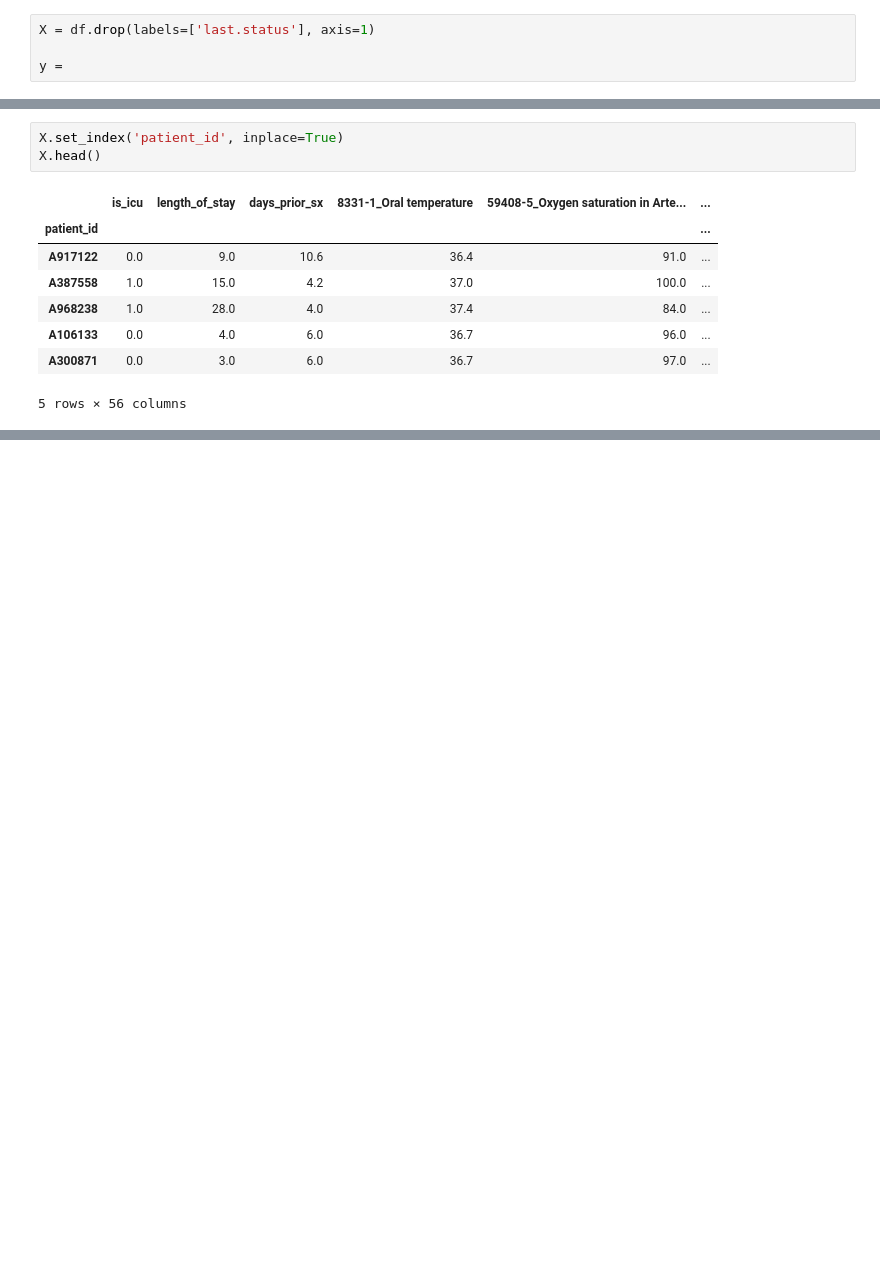
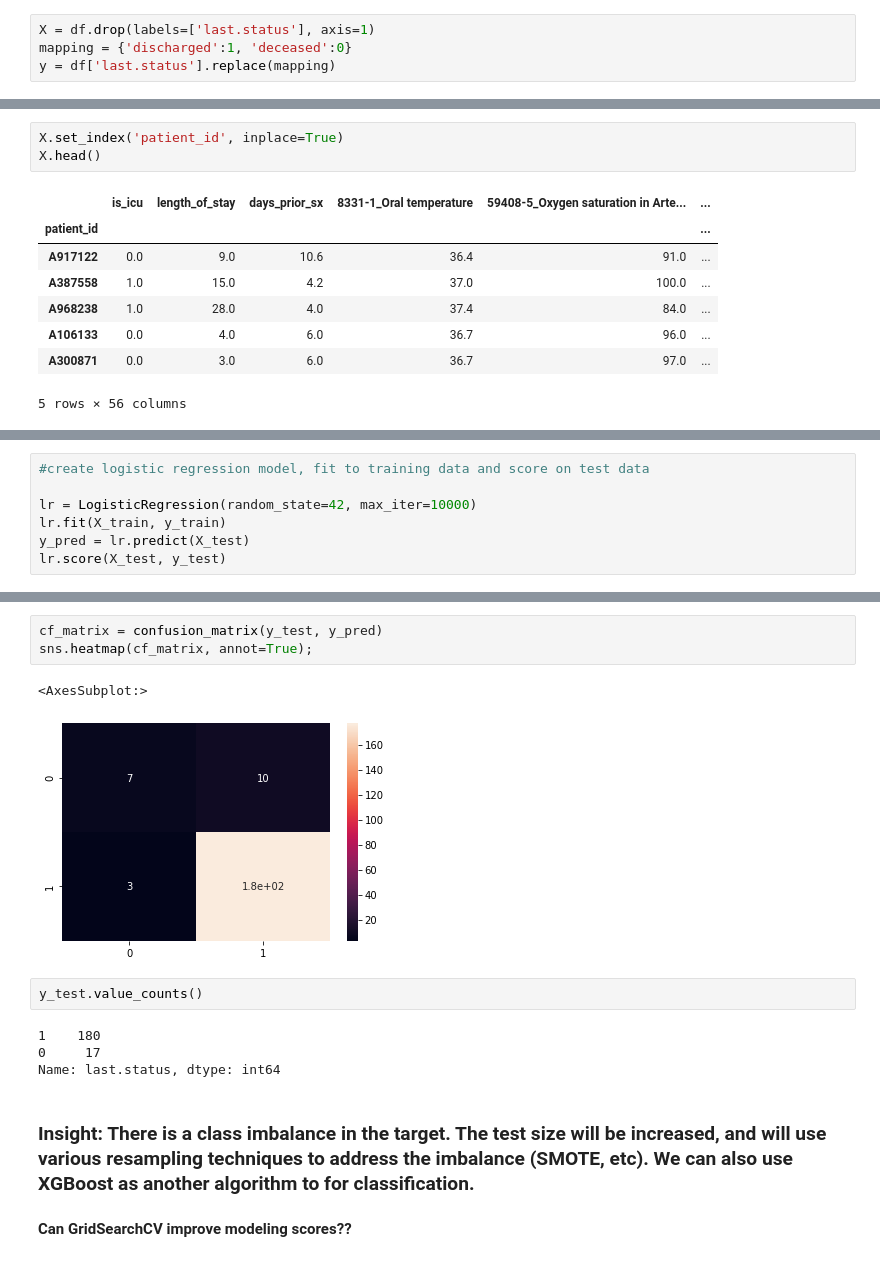
Before and after one commit to AMcqueen1980/COVID19_MortalityPred, a Jupyter notebook: COVID19_Chest_Xray_SBU.ipynb, the cells around one changed output, grey strips where cells are left out. Cells and saved outputs as stored; diff of their text form; blank space fills up the shorter version.

Commit message:
LR, KNN models

```diff
--- a/COVID19_Chest_Xray_SBU.ipynb
+++ b/COVID19_Chest_Xray_SBU.ipynb
@@ -604,5 +614,5 @@ AttributeError: 'int' object has no attribute 'replace'
 ### Patient data is clean and ready for modeling.
 # %%
 X = df.drop(labels=['last.status'], axis=1)
-
-y =
+mapping = {'discharged':1, 'deceased':0}
+y = df['last.status'].replace(mapping)
@@ -632,0 +651,7 @@ dummy.score(X_test, y_test)
+# %%
+#create logistic regression model, fit to training data and score on test data
+
+lr = LogisticRegression(random_state=42, max_iter=10000)
+lr.fit(X_train, y_train)
+y_pred = lr.predict(X_test)
+lr.score(X_test, y_test)
@@ -632,0 +667,16 @@ dummy.score(X_test, y_test)
+# %%
+cf_matrix = confusion_matrix(y_test, y_pred)
+sns.heatmap(cf_matrix, annot=True);
+# %% [output]
+<AxesSubplot:>
+[figure, added]
+# %%
+y_test.value_counts()
+# %% [output]
+1    180
+0     17
+Name: last.status, dtype: int64
+# %% [markdown]
+### Insight: There is a class imbalance in the target. The test size will be increased, and will use various resampling techniques to address the imbalance (SMOTE, etc). We can also use XGBoost as another algorithm to for classification.
+# %% [markdown]
+**Can GridSearchCV improve modeling scores??**
```
Also changed, not shown: parts of 59 cells of this notebook.
